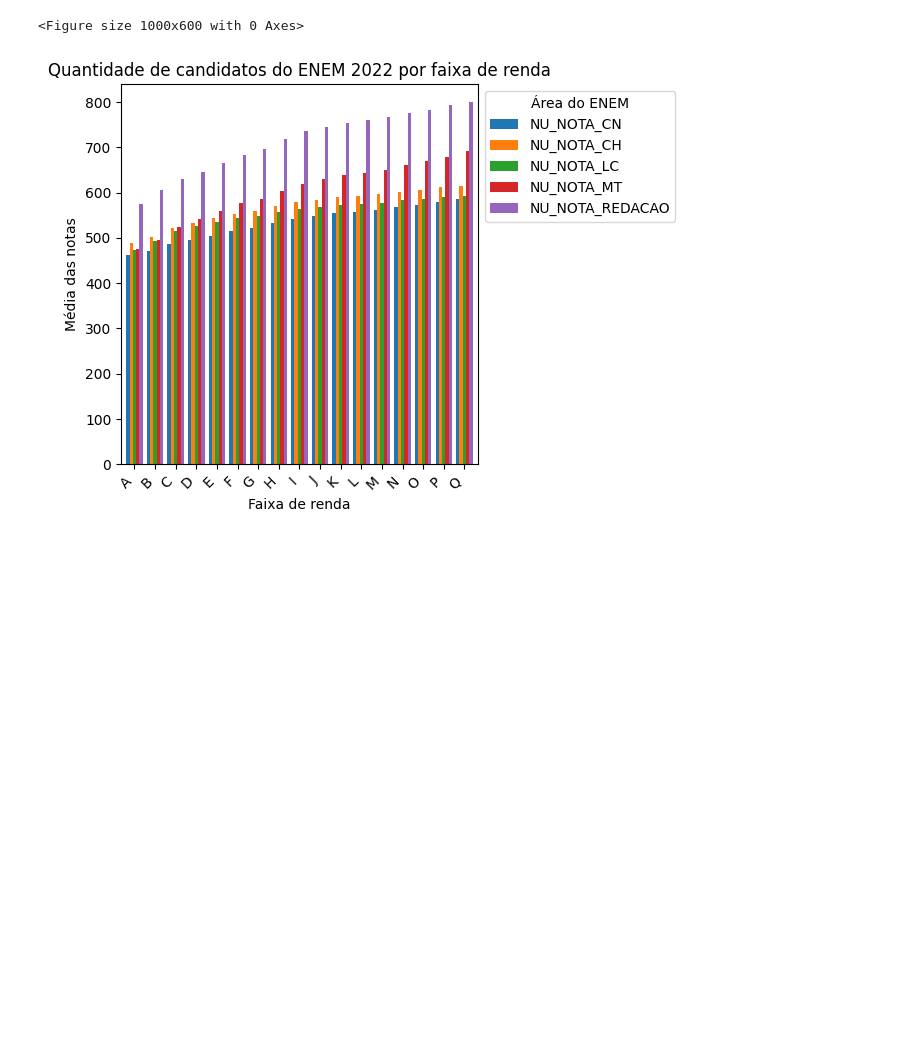
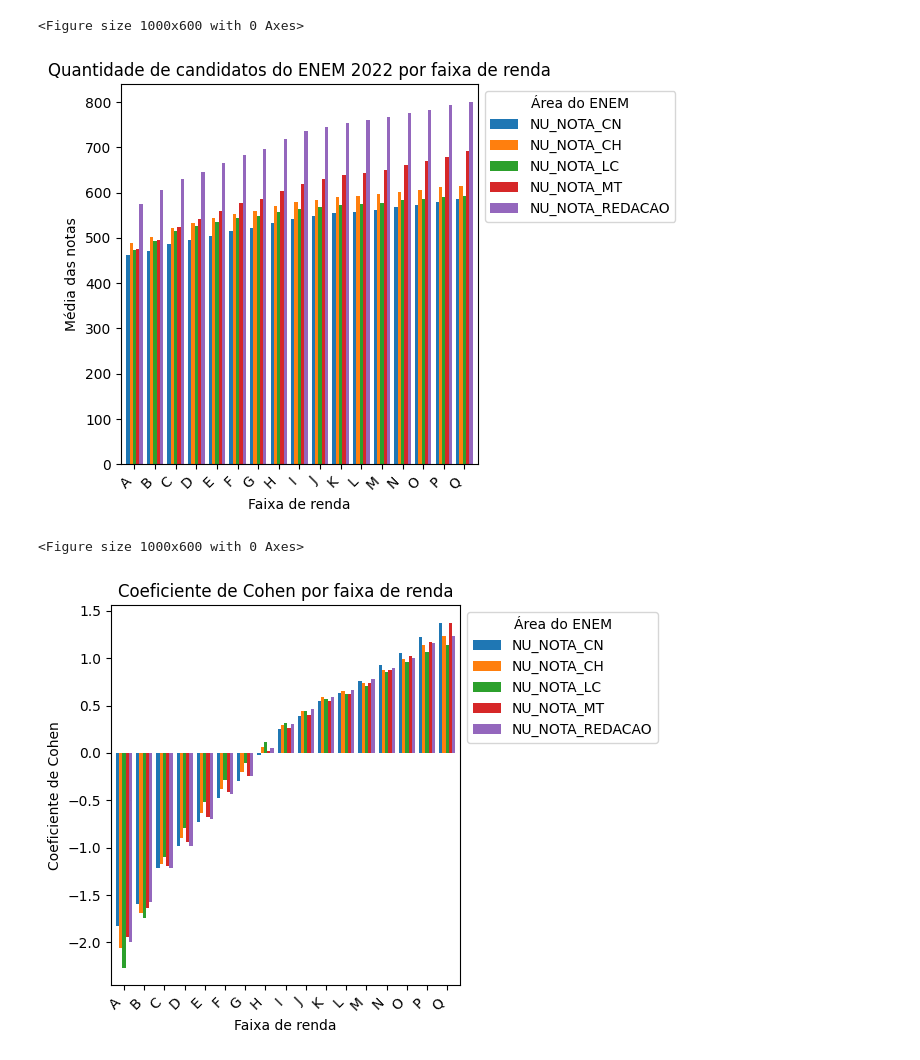
Before and after one commit to esthercaroline/APS1_CDados_tets_e_nanenena, a Jupyter notebook: aps1.ipynb, the cells around one changed output. Cells and saved outputs as stored; diff of their text form; code cells hidden in the pictures; blank space fills up the shorter version.

Commit message:
desvio padrao + d cohen mais ou menos funcionando?

```diff
--- a/aps1.ipynb
+++ b/aps1.ipynb
@@ -32,3 +32,23 @@ plt.show()
 # %% [output]
 <Figure size 1000x600 with 0 Axes>
 [figure]
+# %%
+# Parte 2b
+media_disciplina = media_notas_por_renda
+media_das_medias = media_disciplina.mean()
+desvio_padrao = media_disciplina.std()
+d_cohen = (media_disciplina - media_das_medias) / desvio_padrao
+
+plt.style.use('default')
+plt.figure(figsize=(10, 6))
+d_cohen.plot(kind='bar', width=0.8)
+plt.xlabel('Faixa de renda')
+plt.ylabel('Coeficiente de Cohen')
+plt.title('Coeficiente de Cohen por faixa de renda')
+plt.legend(title='Área do ENEM', bbox_to_anchor=(1, 1))
+plt.xticks(rotation=45, ha='right')
+plt.tight_layout()
+plt.show()
+# %% [output]
+<Figure size 1000x600 with 0 Axes>
+[figure, added]
```
Also changed, not shown: parts of 1 cell of this notebook.
